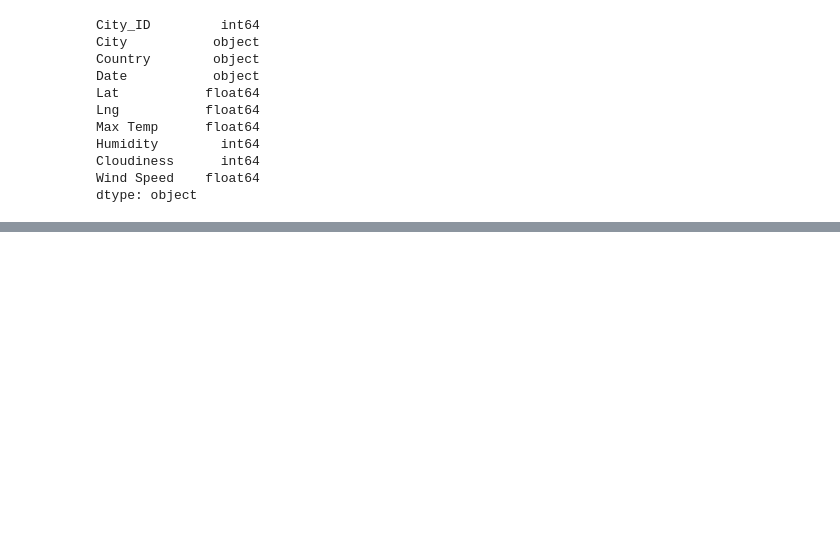
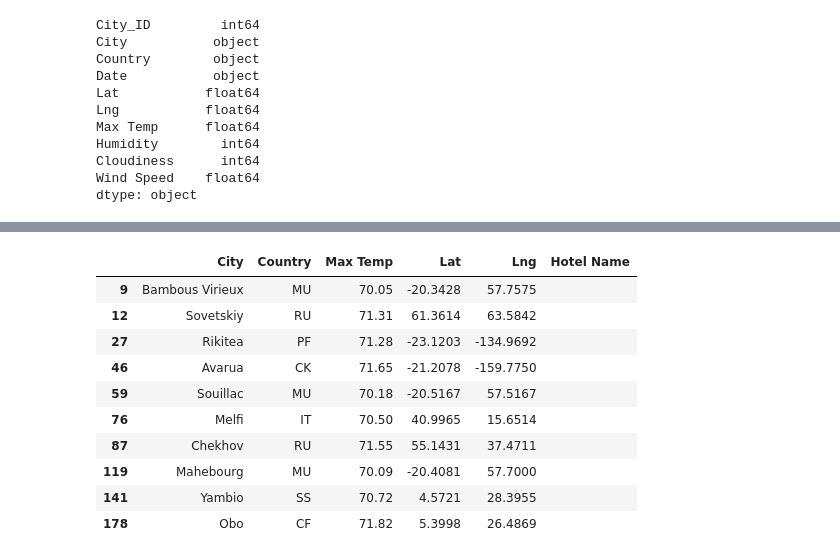
Before and after one commit to macdkw89/World_Weather_Analysis, a Jupyter notebook: VacationPy.ipynb, the cells around one changed output, grey strips where cells are left out. Saved outputs shown, nothing was run; the diff lists cells and outputs as text; code cells hidden in the pictures; blank space fills up the shorter version.

```diff
--- a/VacationPy.ipynb
+++ b/VacationPy.ipynb
@@ -122,3 +122,20 @@ Wind Speed    55
 dtype: int64
 # %%
 #Continue with lesson 6.5.4
+# %%
+# Create DataFrame called hotel_df to store hotel names along with city, country, max temp, and coordinates.
+hotel_df = preferred_cities_df[["City", "Country", "Max Temp", "Lat", "Lng"]].copy()
+hotel_df["Hotel Name"] = ""
+hotel_df.head(10)
+# %% [output]
+|  | City | Country | Max Temp | Lat | Lng | Hotel Name |
+| 9 | Bambous Virieux | MU | 70.05 | -20.3428 | 57.7575 |  |
+| 12 | Sovetskiy | RU | 71.31 | 61.3614 | 63.5842 |  |
+| 27 | Rikitea | PF | 71.28 | -23.1203 | -134.9692 |  |
+| 46 | Avarua | CK | 71.65 | -21.2078 | -159.7750 |  |
+| 59 | Souillac | MU | 70.18 | -20.5167 | 57.5167 |  |
+| 76 | Melfi | IT | 70.50 | 40.9965 | 15.6514 |  |
+| 87 | Chekhov | RU | 71.55 | 55.1431 | 37.4711 |  |
+| 119 | Mahebourg | MU | 70.09 | -20.4081 | 57.7000 |  |
+| 141 | Yambio | SS | 70.72 | 4.5721 | 28.3955 |  |
+| 178 | Obo | CF | 71.82 | 5.3998 | 26.4869 |  |
```
Also changed, not shown: parts of 7 cells of this notebook, 1 other file.
